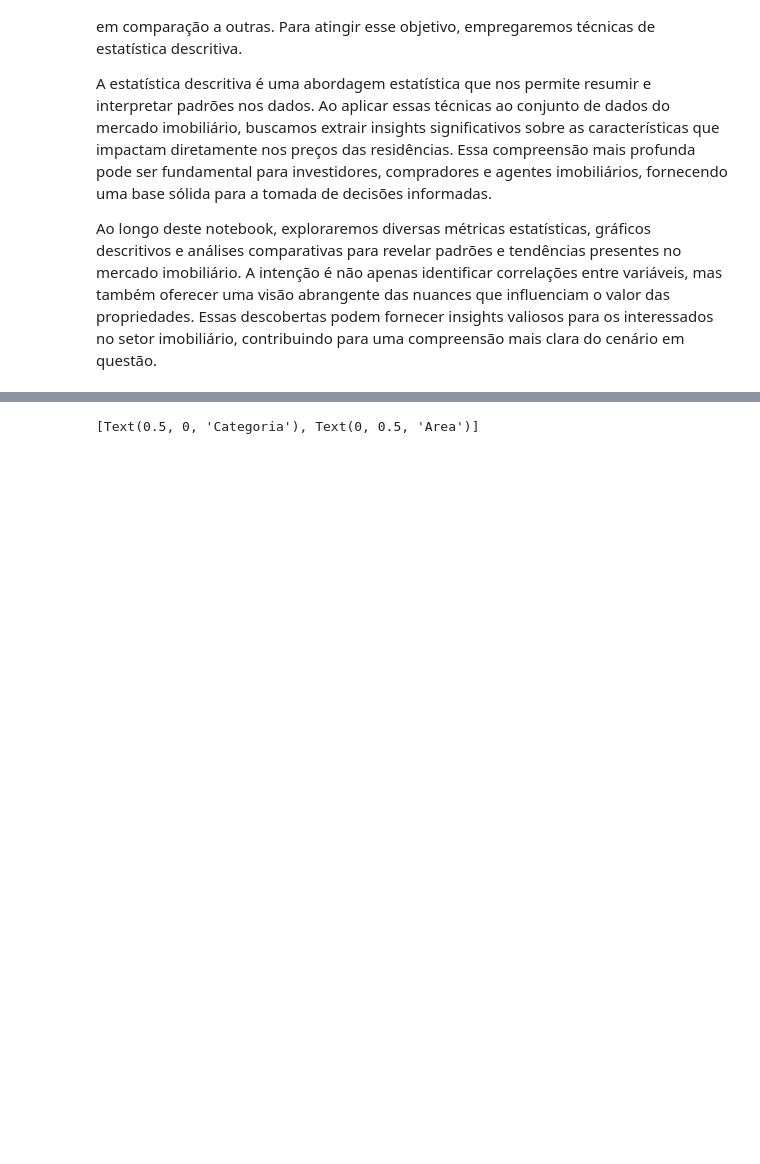
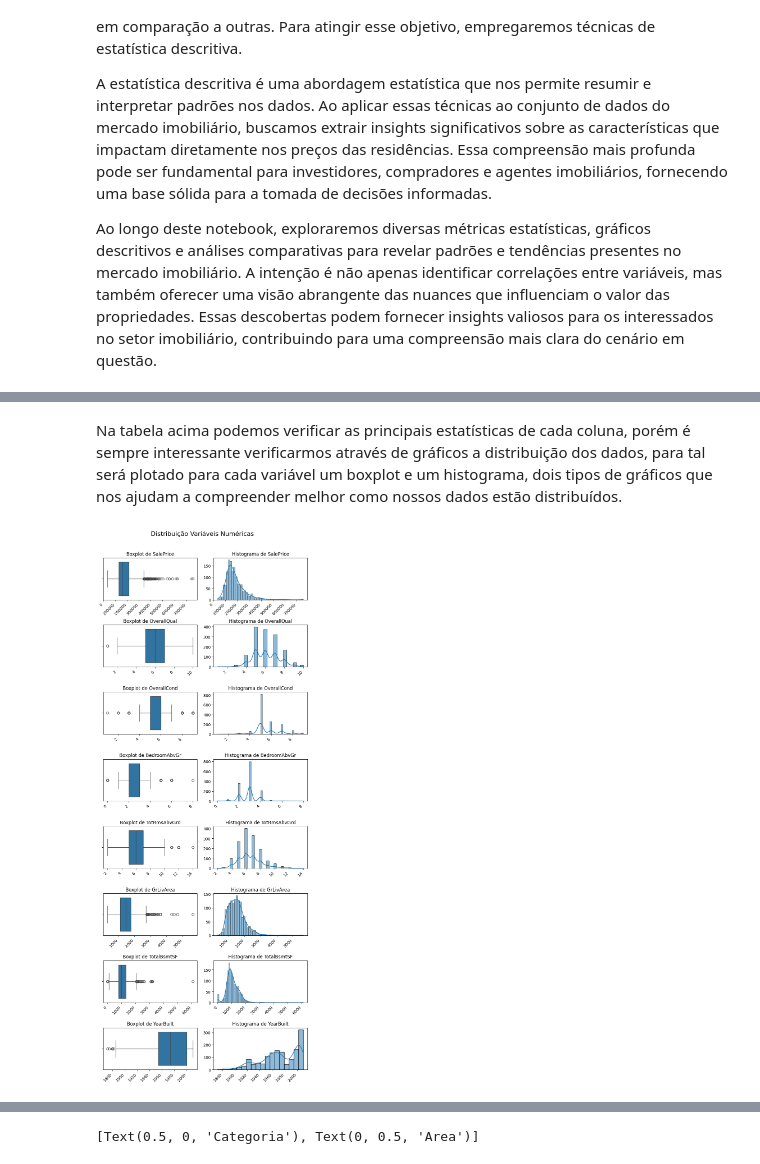
Before and after one commit to kennedylsodre/stats_EBA, a Jupyter notebook: src/Aula01 - Estatistica Descritiva/Aula01.ipynb, the cells around one changed output, grey strips where cells are left out. Saved outputs shown, nothing was run; the diff lists cells and outputs as text; code cells hidden in the pictures; blank space fills up the shorter version.

```diff
--- a/src/Aula01 - Estatistica Descritiva/Aula01.ipynb
+++ b/src/Aula01 - Estatistica Descritiva/Aula01.ipynb
@@ -129,3 +132,24 @@ df.describe().T
 | GrLivArea | 1460.0 | 1515.463699 | 525.480383 | 334.0 | 1129.50 | 1464.0 | 1776.75 | 5642.0 |
 | TotalBsmtSF | 1460.0 | 1057.429452 | 438.705324 | 0.0 | 795.75 | 991.5 | 1298.25 | 6110.0 |
 | YearBuilt | 1460.0 | 1971.267808 | 30.202904 | 1872.0 | 1954.00 | 1973.0 | 2000.00 | 2010.0 |
+# %% [markdown]
+Na tabela acima podemos verificar as principais estatísticas de cada coluna, porém é sempre interessante verificarmos através de gráficos a distribuição dos dados, para tal será plotado para cada variável um boxplot e um histograma, dois tipos de gráficos que nos ajudam a compreender melhor como nossos dados estão distribuídos.
+# %%
+
+fig,axes = plt.subplots(ncols=2,nrows=8,figsize = (8,20))
+axes = axes.flatten()
+fig.suptitle('Distribuição Variáveis Numéricas', fontsize=16)
+plt.tight_layout(rect=[0, 0, 1, 0.96])
+plt.subplots_adjust(hspace=0.6)
+for i, col in enumerate(df.select_dtypes(include=np.number).columns):
+    sns.boxplot(x=df[col], ax=axes[i*2])
+    axes[i*2].set(xlabel='')
+    axes[i*2].set_title(f'Boxplot de {col}')
+    axes[i*2].set_xticklabels(axes[i*2].get_xticklabels(), rotation=45, ha='right')
+    # Histograma à direita
+    sns.histplot(df[col], ax=axes[i*2 + 1], kde=True)
+    axes[i*2 + 1].set_title(f'Histograma de {col}')
+    axes[i*2 + 1].set(xlabel='',ylabel='')
+    axes[i*2 + 1].set_xticklabels(axes[i*2 + 1].get_xticklabels(), rotation=45, ha='right')
+# %% [output]
+[figure, added]
```
Also changed, not shown: parts of 32 cells of this notebook.
